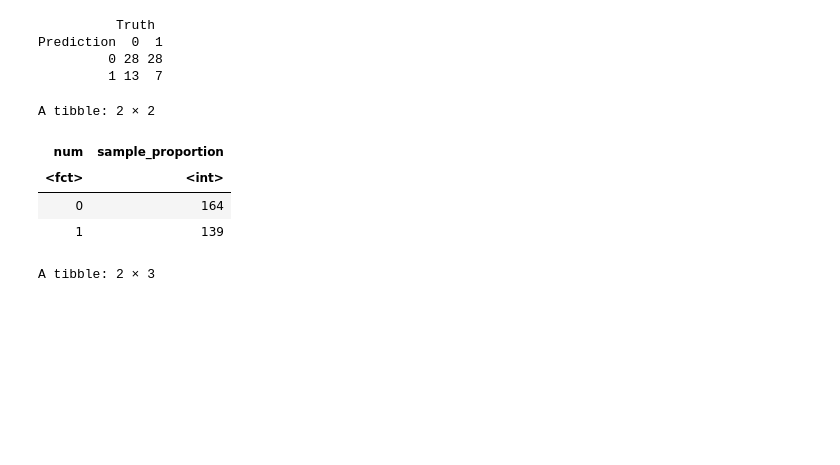
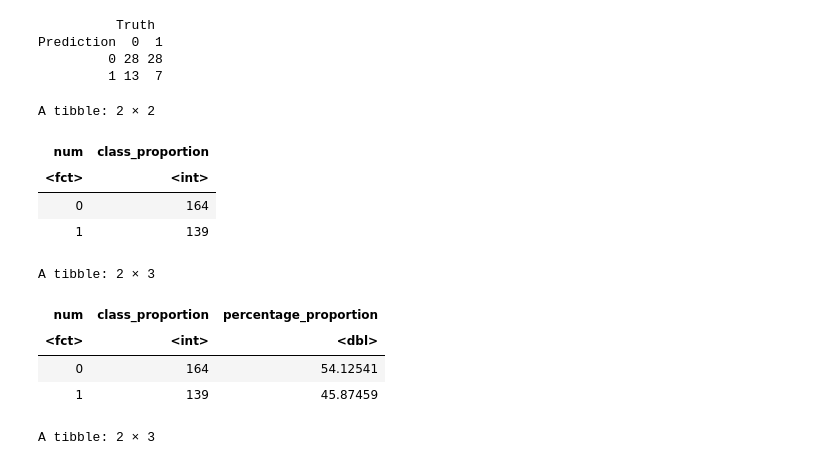
Before and after one commit to cchurch999/Data-Science-Group-Project-Books, a Jupyter notebook: Preliminary exploratory data analysis.ipynb, the cells around one changed output. Cells and saved outputs as stored; diff of their text form; code cells hidden in the pictures; blank space fills up the shorter version.

Commit message:
added percentages
:)

```diff
--- a/Preliminary exploratory data analysis.ipynb
+++ b/Preliminary exploratory data analysis.ipynb
@@ -344,14 +354,25 @@ Prediction  0  1
          0 28 28
          1 13  7
 # %%
-sample_estimates <- final_data|>
-  group_by(num) |>
-  summarize(sample_proportion = n())
-sample_estimates
+#Finding the proportion of how many have heart disease and how many does not have heart disease based on the original data set
+
+class_proportion <- final_data|>
+  group_by(num)|>
+  summarize(class_proportion = n())
+class_proportion
+
+class_percentage <- class_proportion|>
+    mutate(percentage_proportion = (class_proportion/303)*100)
+class_percentage
 # %% [output]
 A tibble: 2 × 2
-| num | sample_proportion |
+| num | class_proportion |
 | <fct> | <int> |
 | 0 | 164 |
 | 1 | 139 |
+A tibble: 2 × 3
+| num | class_proportion | percentage_proportion |
+| <fct> | <int> | <dbl> |
+| 0 | 164 | 54.12541 |
+| 1 | 139 | 45.87459 |
 # %%
```
Also changed, not shown: parts of 2 cells of this notebook.
